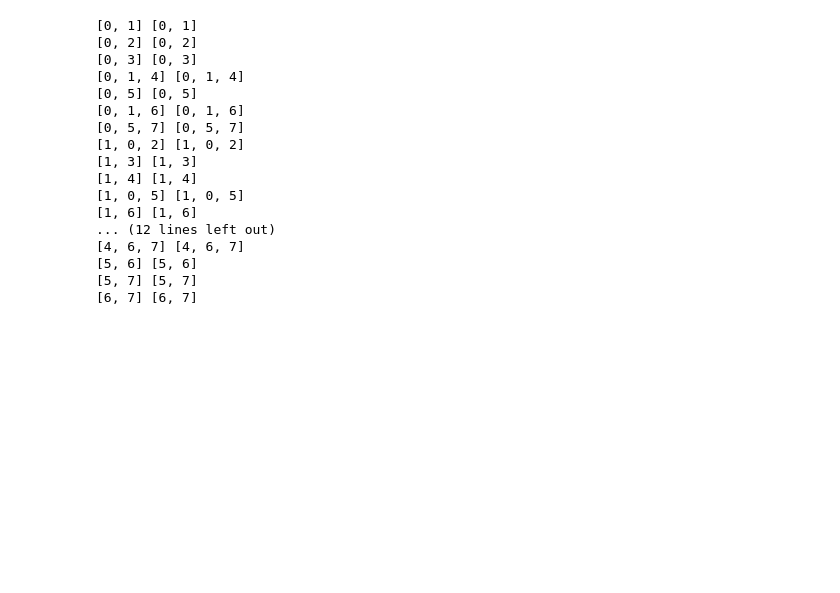
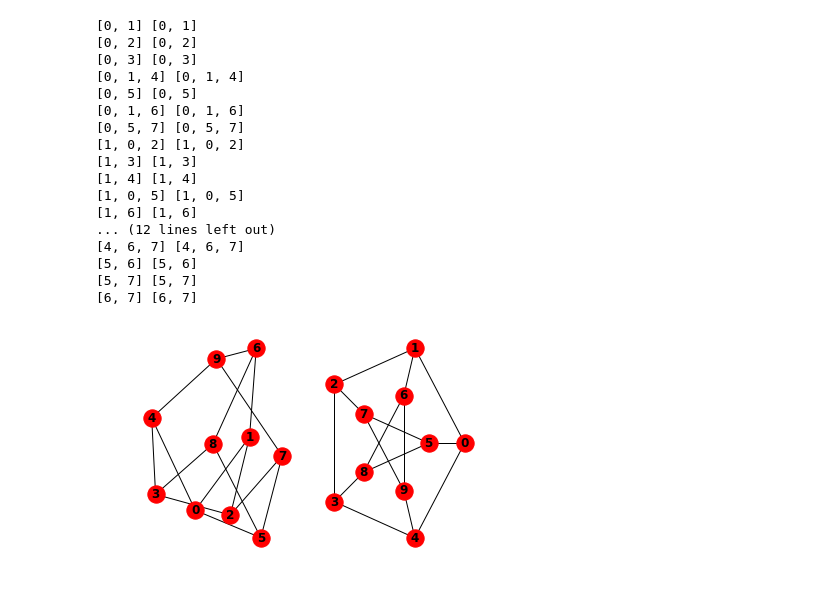
Before and after one commit to wwells/CUNY_DATA_620, a Jupyter notebook: SNA4S_Prep/2 Graph Traversals.ipynb, the cells around one changed output. Drawn from its saved outputs; the diff is of its cells as text; code cells hidden in the pictures; blank space fills up the shorter version.

```diff
--- a/SNA4S_Prep/2 Graph Traversals.ipynb
+++ b/SNA4S_Prep/2 Graph Traversals.ipynb
@@ -199,0 +158,8 @@ new_edges = [x + (choice(range(10)), ) for x in ee]
+# %%
+G = nx.petersen_graph()
+plt.subplot(121)
+nx.draw(G, with_labels=True, font_weight='bold')
+plt.subplot(122)
+nx.draw_shell(G, nlist=[range(5, 10), range(5)], with_labels=True, font_weight='bold')
+# %% [output]
+[figure, added]
```
Also changed, not shown: parts of 8 cells of this notebook, 2 other files.
